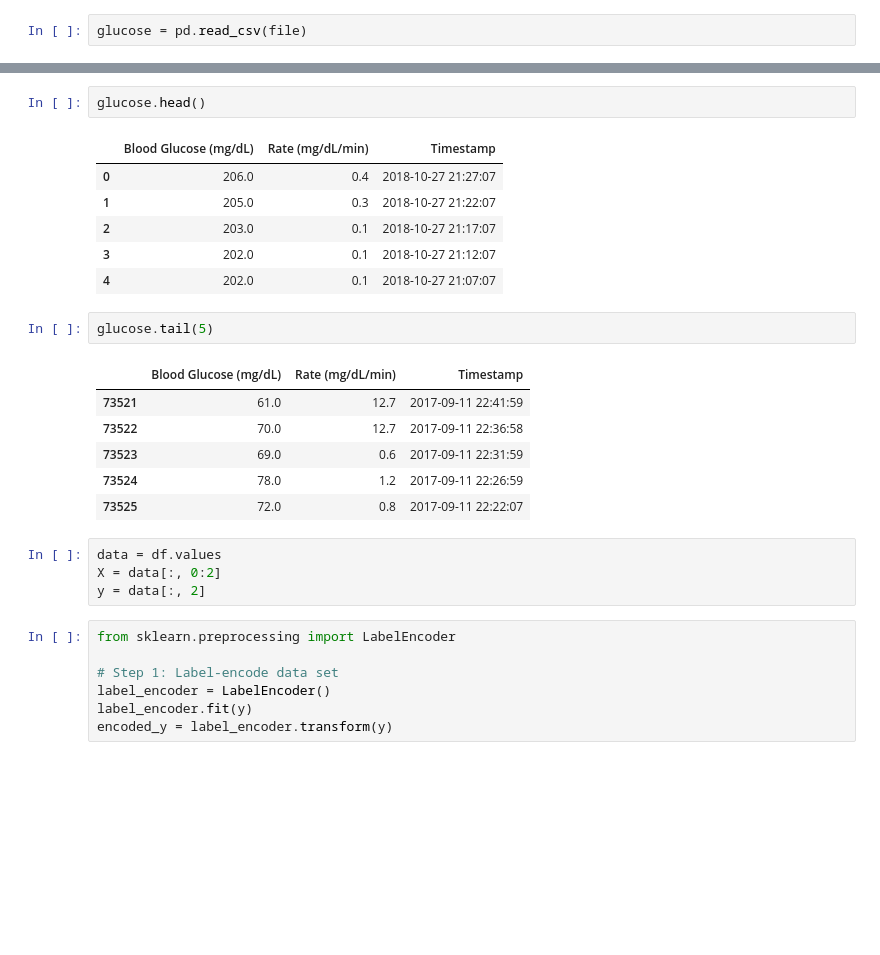
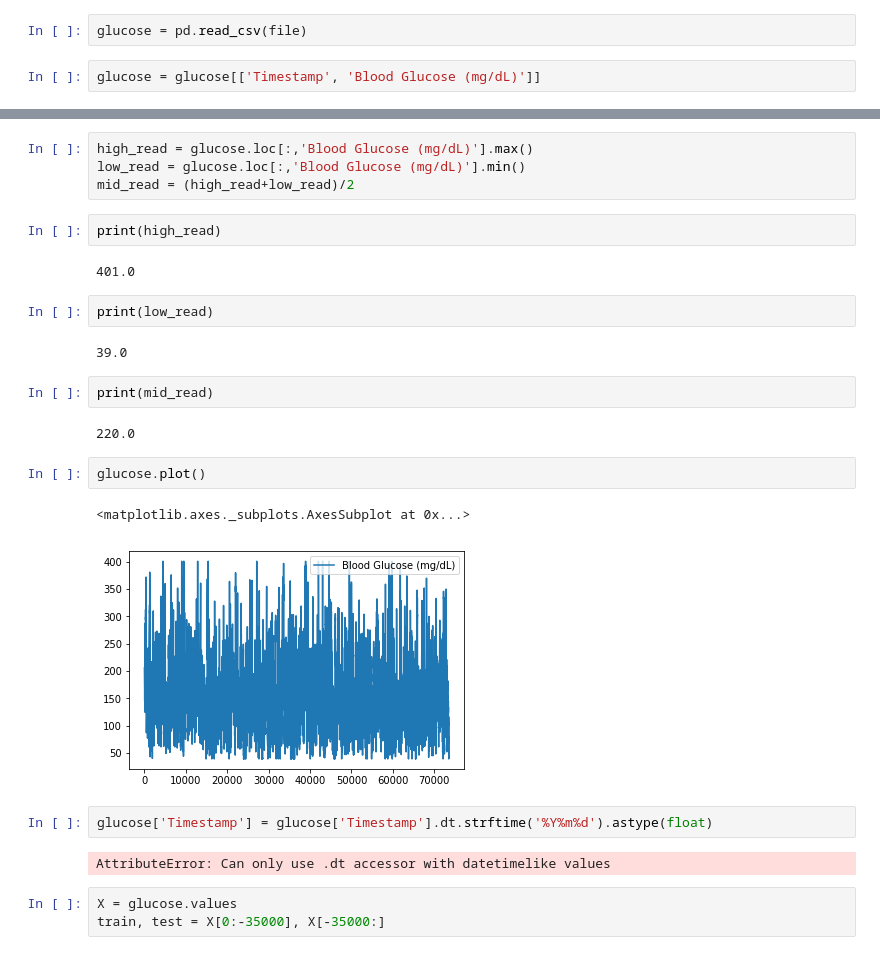
Before and after one commit to r-matt-hawley/MachineLearning-Diabetes, a Jupyter notebook: notebooks/ltstm_test.ipynb, the cells around one changed output, grey strips where cells are left out. Drawn from its saved outputs; the diff is of its cells as text; blank space fills up the shorter version.

```diff
--- a/notebooks/ltstm_test.ipynb
+++ b/notebooks/ltstm_test.ipynb
@@ -8,3 +15,5 @@ import numpy as np
 file = "../data/dexcomData.csv"
 # %%
 glucose = pd.read_csv(file)
+# %%
+glucose = glucose[['Timestamp', 'Blood Glucose (mg/dL)']]
@@ -11,29 +41,28 @@ glucose = pd.read_csv(file)
+# %%
+high_read = glucose.loc[:,'Blood Glucose (mg/dL)'].max()
+low_read = glucose.loc[:,'Blood Glucose (mg/dL)'].min()
+mid_read = (high_read+low_read)/2
+# %%
+print(high_read)
+# %% [output]
+401.0
+# %%
+print(low_read)
+# %% [output]
+39.0
+# %%
+print(mid_read)
+# %% [output]
+220.0
 # %%
-glucose.head()
+glucose.plot()
 # %% [output]
-|  | Blood Glucose (mg/dL) | Rate (mg/dL/min) | Timestamp |
-| 0 | 206.0 | 0.4 | 2018-10-27 21:27:07 |
-| 1 | 205.0 | 0.3 | 2018-10-27 21:22:07 |
-| 2 | 203.0 | 0.1 | 2018-10-27 21:17:07 |
-| 3 | 202.0 | 0.1 | 2018-10-27 21:12:07 |
-| 4 | 202.0 | 0.1 | 2018-10-27 21:07:07 |
+<matplotlib.axes._subplots.AxesSubplot at 0x...>
+[figure, added]
-# %%
-glucose.tail(5)
-# %% [output]
-|  | Blood Glucose (mg/dL) | Rate (mg/dL/min) | Timestamp |
-| 73521 | 61.0 | 12.7 | 2017-09-11 22:41:59 |
-| 73522 | 70.0 | 12.7 | 2017-09-11 22:36:58 |
-| 73523 | 69.0 | 0.6 | 2017-09-11 22:31:59 |
-| 73524 | 78.0 | 1.2 | 2017-09-11 22:26:59 |
-| 73525 | 72.0 | 0.8 | 2017-09-11 22:22:07 |
-# %%
-data = df.values
-X = data[:, 0:2]
-y = data[:, 2]
-# %%
-from sklearn.preprocessing import LabelEncoder
-
-# Step 1: Label-encode data set
-label_encoder = LabelEncoder()
-label_encoder.fit(y)
-encoded_y = label_encoder.transform(y)
+# %%
+glucose['Timestamp'] = glucose['Timestamp'].dt.strftime('%Y%m%d').astype(float)
+# %% [output]
+AttributeError: Can only use .dt accessor with datetimelike values
+# %%
+X = glucose.values
+train, test = X[0:-35000], X[-35000:]
```
Also changed, not shown: parts of 4 cells of this notebook, 5 other files.
